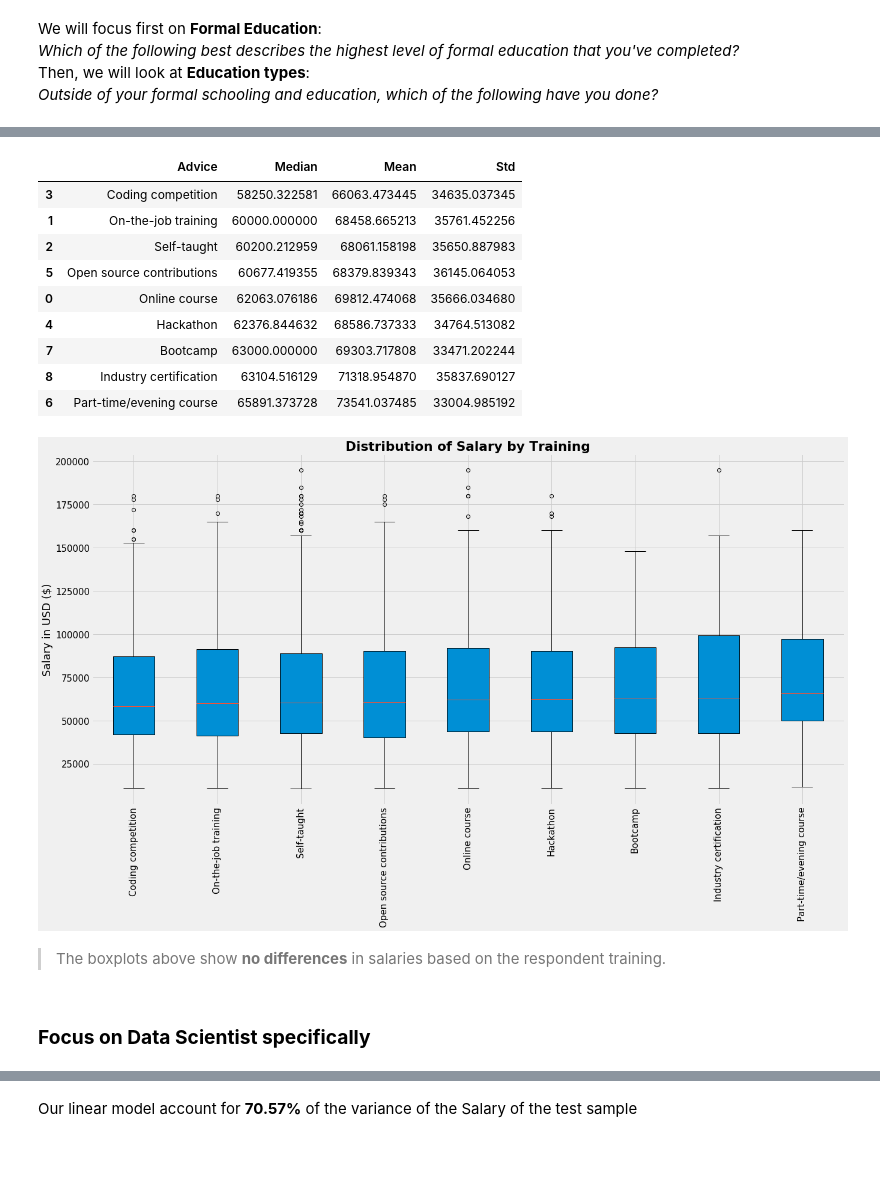
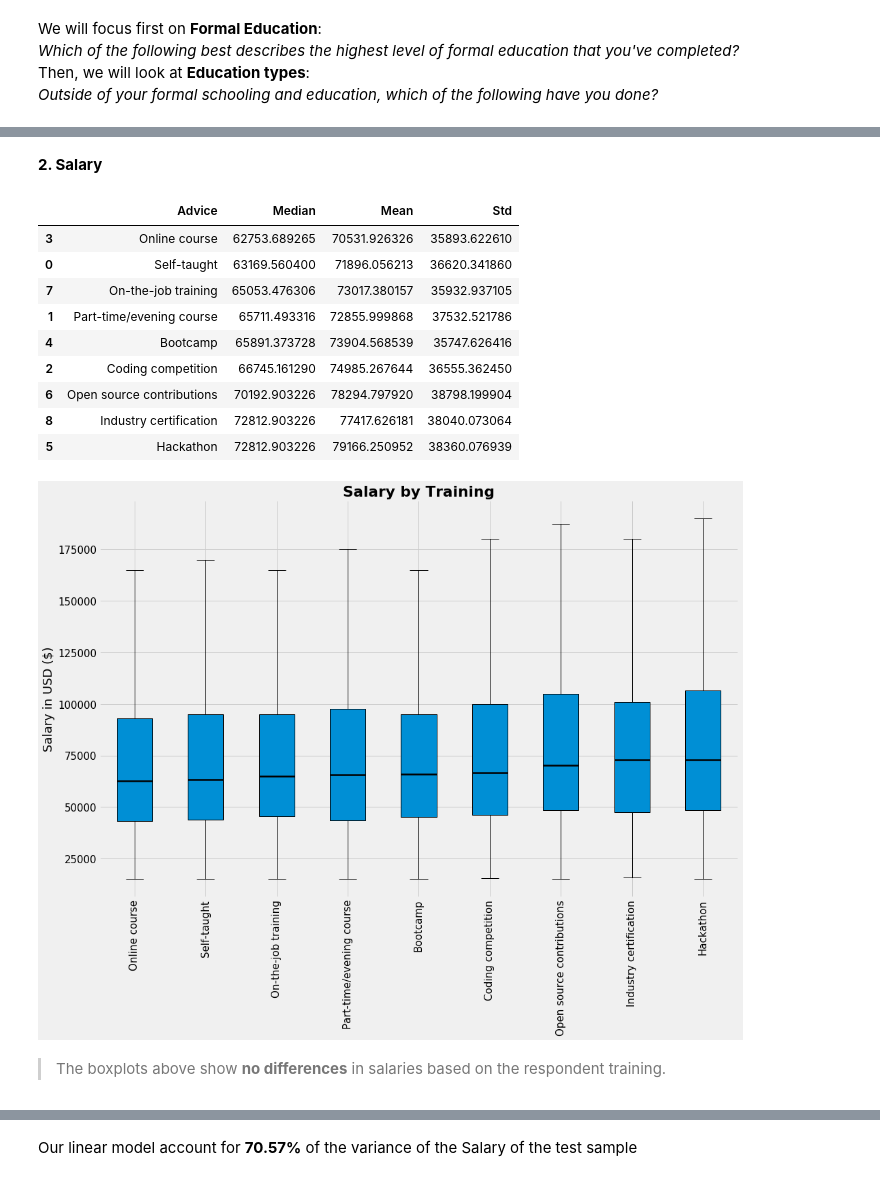
Before and after one commit to 6one2/Stack_PublicSurvey, a Jupyter notebook: code/StackPublicSurvey.ipynb, the cells around one changed output, grey strips where cells are left out. Cells and saved outputs as stored; diff of their text form; code cells hidden in the pictures; blank space fills up the shorter version.

````diff
--- a/code/StackPublicSurvey.ipynb
+++ b/code/StackPublicSurvey.ipynb
@@ -66,0 +124,7 @@ df_pro = df.query('Professional == "Professional developer"')
+# %%
+# We are using our custom function ```convert2USB``` to change all currency if not USD.
+# df_nhires['SalaryConv_USD'] = df_nhires[['Salary', 'Currency']].apply(lambda x: convert2USD_today(x[1], np.round(x[0])),axis=1)
+
+# For convenience we are using the rate as of July 8th 2020 in '../DataSets/StackOverflow/rates_20200708.csv'
+df_rate = pd.read_csv('../DataSets/StackOverflow/rates_20200708.csv', index_col=0)
+df_pro['SalaryConv_USD'] = df_pro[['Salary', 'Currency']].apply(lambda x: convert2USD(x[0], x[1],df_rate),axis=1)
@@ -66,0 +161,2 @@ df_pro = df.query('Professional == "Professional developer"')
+# %%
+df_filtered = df_pro.query(f'(SalaryConv_USD < {thr_high}) & (SalaryConv_USD > {thr_low})').reset_index(drop=True)
@@ -91,3 +209,3 @@ ax_nhires.xaxis.set_major_formatter(mtick.PercentFormatter(1))
 # %%
-df_nhires = df_pro.query('LastNewJob in ["Less than a year ago","Between 1 and 2 years ago","Between 2 and 4 years ago"]')
+df_nhires = df_filtered.query('LastNewJob in ["Less than a year ago","Between 1 and 2 years ago","Between 2 and 4 years ago"]')
 # df_nhires = df_pro.query('LastNewJob in ["Less than a year ago","Between 1 and 2 years ago"]')
@@ -329,2 +487,0 @@ Text(0.5, 0, 'Survey answer among "Recent Hires"')
-# %%
-df_filtered = df_nhires.query(f'(SalaryConv_USD < {thr_high}) & (SalaryConv_USD > {thr_low})').reset_index(drop=True)
@@ -346,46 +488,47 @@ Text(0, 0.5, 'Number of respondent')
+# %% [markdown]
+__2. Salary__
 # %%
 Sal_per_Adv = []
 sal_2_plot = []
 
 for adv, idx in dictEducType.items():
     sal = df_filtered.reindex(idx)['SalaryConv_USD']
 
     sal_2_plot.append(sal.dropna())
 
     Sal_per_Adv.append(
         {
             'Advice': adv,
             'Median': sal.median(),
             'Mean':  sal.mean(),
             'Std': sal.std()
         }
     )
 
 Sal_per_Adv = pd.DataFrame(Sal_per_Adv).sort_values(['Median','Mean'])
 my_order = Sal_per_Adv.index.tolist() # find order the list of list of salary by Median
 sal_2_plot = [sal_2_plot[x] for x in my_order] # reorganize data_2_plot for boxplot
 
 fig = plt.figure()
 ax = fig.add_subplot(111)
-bp = plt.boxplot(sal_2_plot, patch_artist=True)
+medianprops = dict(linewidth=2.5, color='black')
+bp = plt.boxplot(sal_2_plot, patch_artist=True, medianprops=medianprops, showfliers=False)
 ax.set_xticklabels(Sal_per_Adv['Advice'],rotation=90)
 plt.ylabel('Salary in USD ($)')
-plt.title('Distribution of Salary by Training', weight='bold')
+plt.title('Salary by Training', weight='bold')
 
 Sal_per_Adv
 # %% [output]
 |  | Advice | Median | Mean | Std |
-| 3 | Coding competition | 58250.322581 | 66063.473445 | 34635.037345 |
-| 1 | On-the-job training | 60000.000000 | 68458.665213 | 35761.452256 |
-| 2 | Self-taught | 60200.212959 | 68061.158198 | 35650.887983 |
-| 5 | Open source contributions | 60677.419355 | 68379.839343 | 36145.064053 |
-| 0 | Online course | 62063.076186 | 69812.474068 | 35666.034680 |
-| 4 | Hackathon | 62376.844632 | 68586.737333 | 34764.513082 |
-| 7 | Bootcamp | 63000.000000 | 69303.717808 | 33471.202244 |
-| 8 | Industry certification | 63104.516129 | 71318.954870 | 35837.690127 |
-| 6 | Part-time/evening course | 65891.373728 | 73541.037485 | 33004.985192 |
+| 3 | Online course | 62753.689265 | 70531.926326 | 35893.622610 |
+| 0 | Self-taught | 63169.560400 | 71896.056213 | 36620.341860 |
+| 7 | On-the-job training | 65053.476306 | 73017.380157 | 35932.937105 |
+| 1 | Part-time/evening course | 65711.493316 | 72855.999868 | 37532.521786 |
+| 4 | Bootcamp | 65891.373728 | 73904.568539 | 35747.626416 |
+| 2 | Coding competition | 66745.161290 | 74985.267644 | 36555.362450 |
+| 6 | Open source contributions | 70192.903226 | 78294.797920 | 38798.199904 |
+| 8 | Industry certification | 72812.903226 | 77417.626181 | 38040.073064 |
+| 5 | Hackathon | 72812.903226 | 79166.250952 | 38360.076939 |
-[figure, old version]
+[figure, new version]
 # %% [markdown]
 > The boxplots above show __no differences__ in salaries based on the respondent training.
-# %% [markdown]
-### __Focus on Data Scientist specifically__
````
Also changed, not shown: parts of 98 cells of this notebook.
